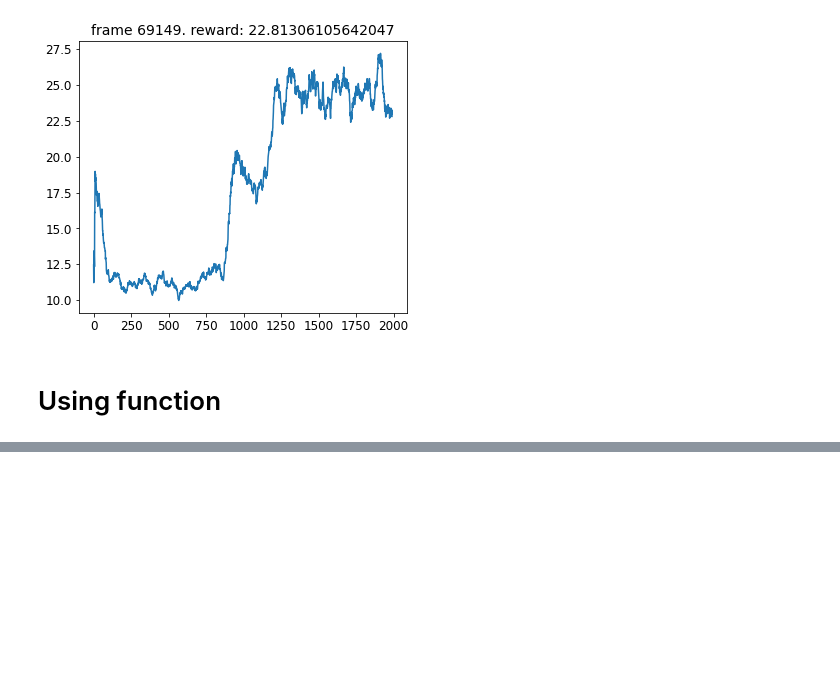
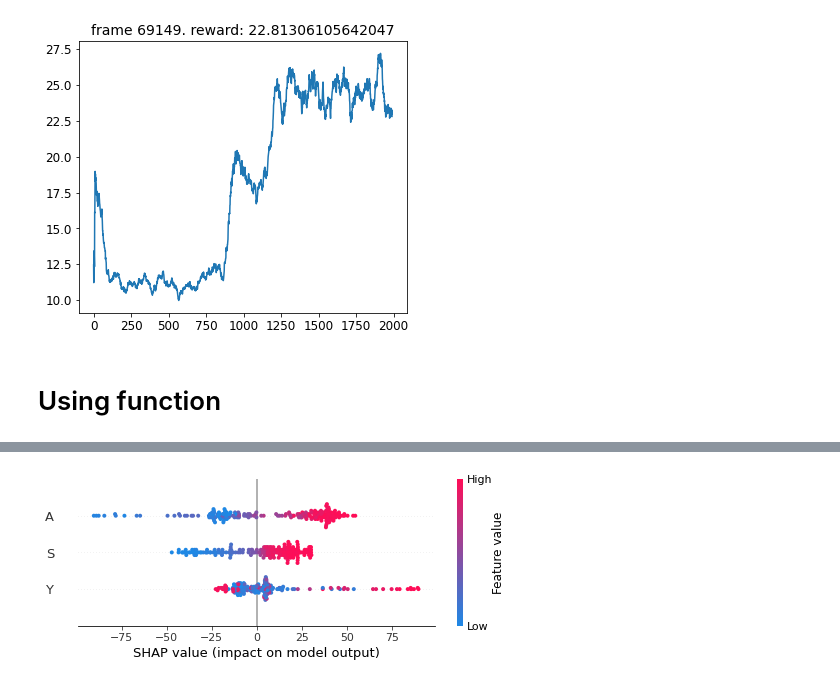
Before and after one commit to TheodoreWolf/climate_policy_rl, a Jupyter notebook: classes/AYS_testing.ipynb, the cells around one changed output, grey strips where cells are left out. Cells and saved outputs as stored; diff of their text form; code cells hidden in the pictures; blank space fills up the shorter version.

```diff
--- a/classes/AYS_testing.ipynb
+++ b/classes/AYS_testing.ipynb
@@ -155,0 +156,5 @@ experiment.learning_loop_online("A2C", notebook=True, plotting=False)
+# %%
+reload(us)
+us.feature_importance(experiment.agent.target_net, experiment.memory, n_points=200)
+# %% [output]
+[figure, added]
```
Also changed, not shown: parts of 13 cells of this notebook, 7 other files.
